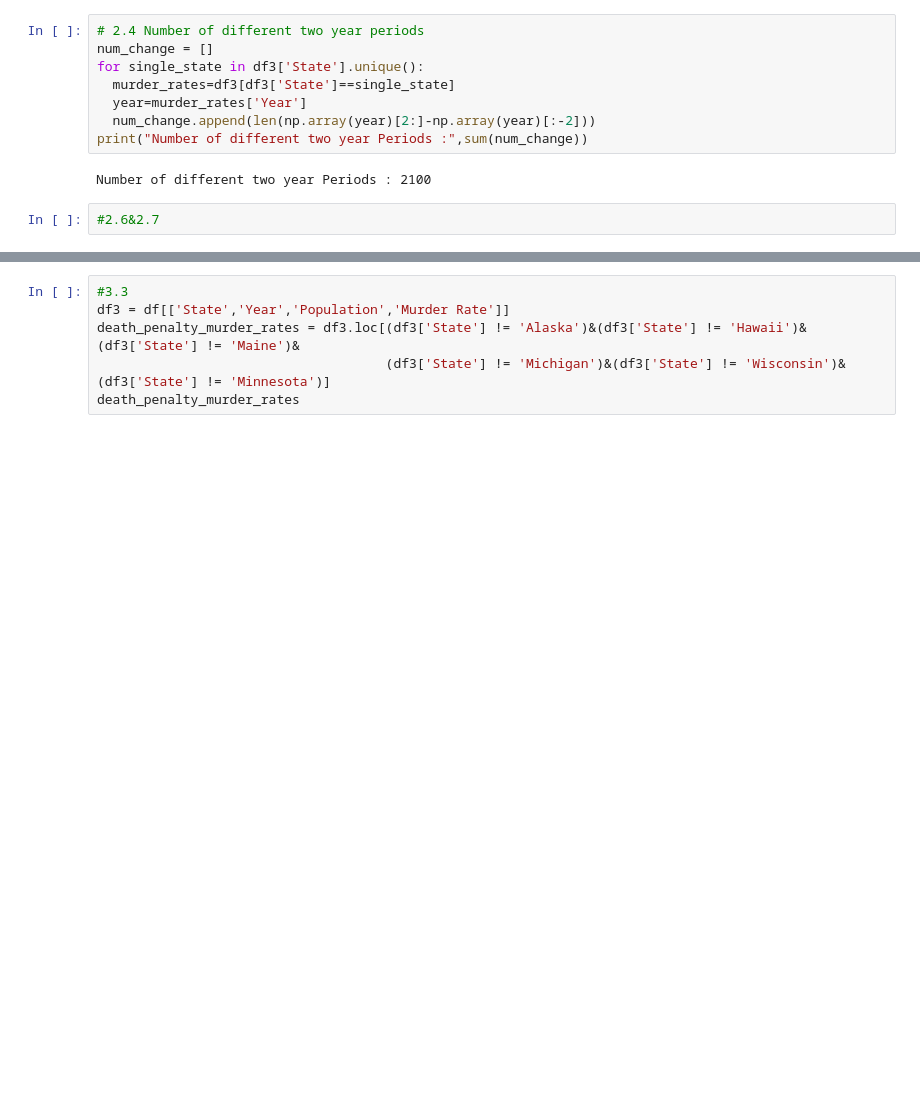
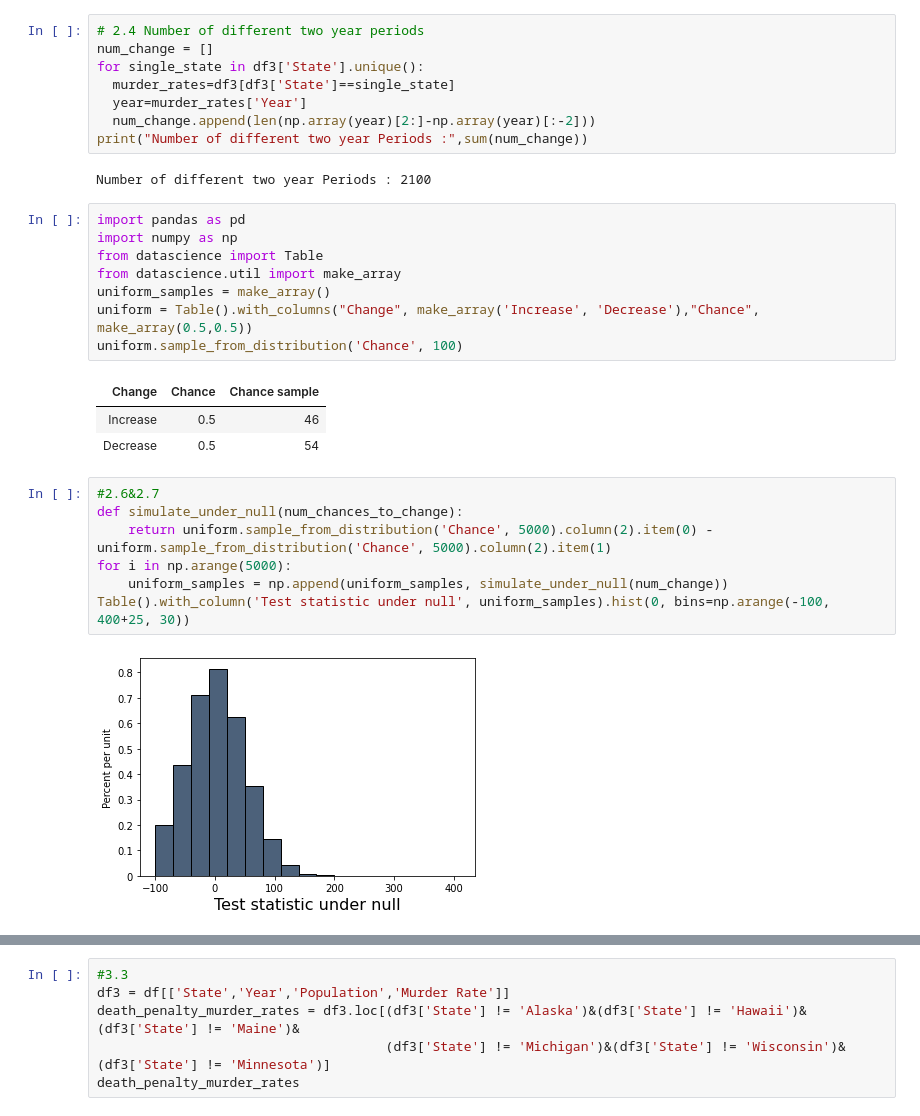
Before and after one commit to manishareddynarayan/Akshitha_INFO5731_Spring2020, a Jupyter notebook: 5502_Assignment5.ipynb, the cells around one changed output, grey strips where cells are left out. Drawn from its saved outputs; the diff is of its cells as text; blank space fills up the shorter version.

```diff
--- a/5502_Assignment5.ipynb
+++ b/5502_Assignment5.ipynb
@@ -139,5 +138,24 @@ for single_state in df3['State'].unique():
 print("Number of different two year Periods :",sum(num_change))
 # %% [output]
 Number of different two year Periods : 2100
-# %%
-#2.6&2.7
+# %%
+import pandas as pd
+import numpy as np
+from datascience import Table
+from datascience.util import make_array
+uniform_samples = make_array()
+uniform = Table().with_columns("Change", make_array('Increase', 'Decrease'),"Chance", make_array(0.5,0.5))
+uniform.sample_from_distribution('Chance', 100)
+# %% [output]
+| Change | Chance | Chance sample |
+| Increase | 0.5 | 46 |
+| Decrease | 0.5 | 54 |
+# %%
+#2.6&2.7
+def simulate_under_null(num_chances_to_change):
+    return uniform.sample_from_distribution('Chance', 5000).column(2).item(0) - uniform.sample_from_distribution('Chance', 5000).column(2).item(1)
+for i in np.arange(5000):
+    uniform_samples = np.append(uniform_samples, simulate_under_null(num_change))
+Table().with_column('Test statistic under null', uniform_samples).hist(0, bins=np.arange(-100, 400+25, 30))
+# %% [output]
+[figure, added]
```
Also changed, not shown: parts of 2 cells of this notebook.
